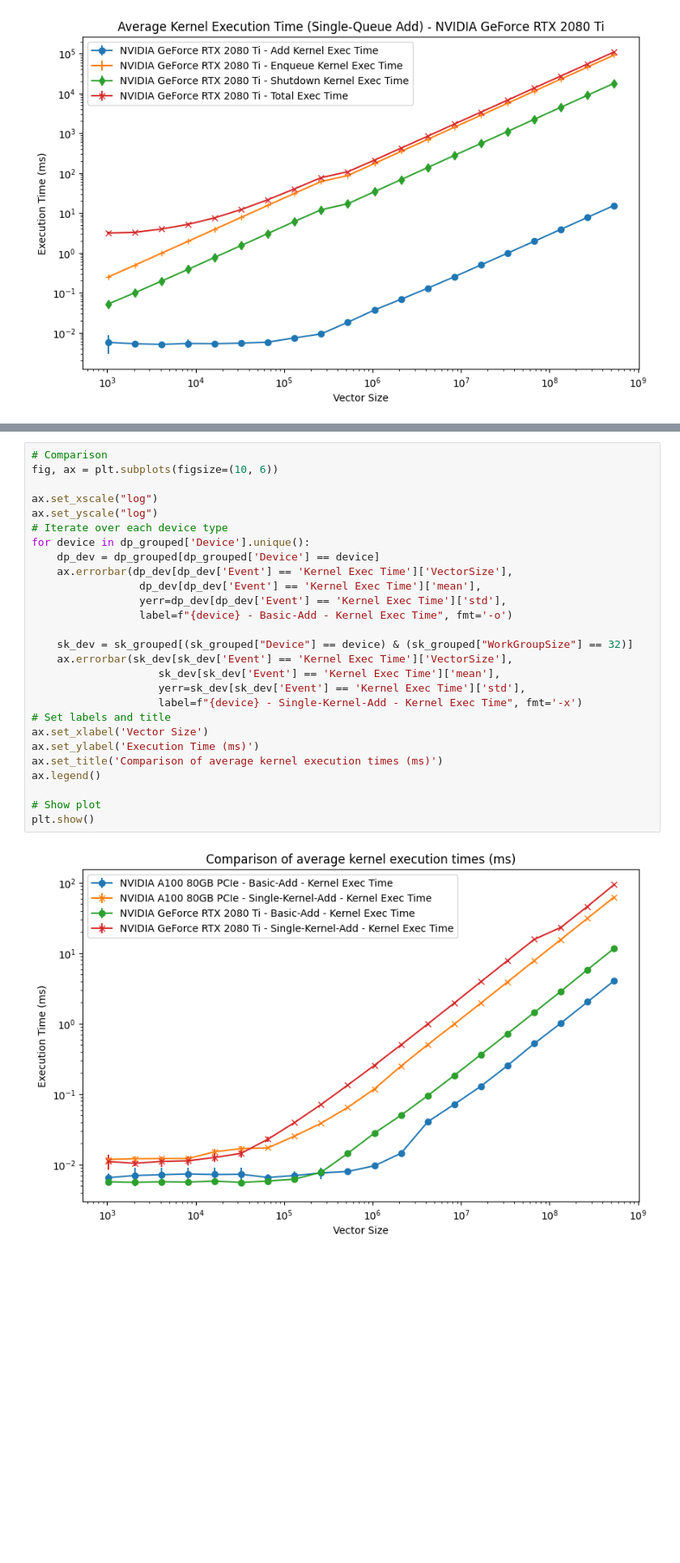
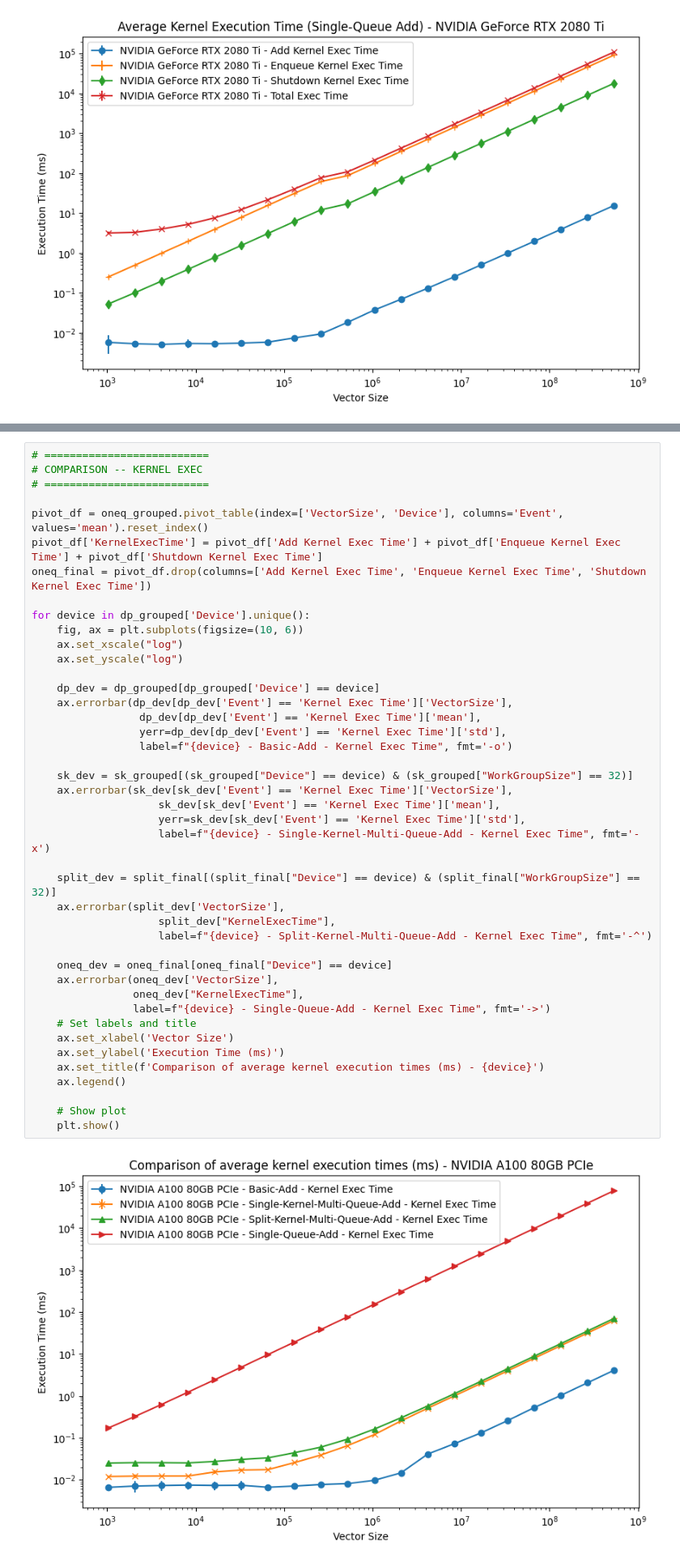
Before and after one commit to MichaelBo1/Fine-Grained-Parallelism-SYCL, a Jupyter notebook: sycl-port/vector-add/timing_analysis.ipynb, the cells around one changed output, grey strips where cells are left out. Shown at 81% size. Cells and saved outputs as stored; diff of their text form; blank space fills up the shorter version.

```diff
--- a/sycl-port/vector-add/timing_analysis.ipynb
+++ b/sycl-port/vector-add/timing_analysis.ipynb
@@ -128,29 +232,45 @@ for device in oneq_grouped['Device'].unique():
 # %%
-# Comparison
-fig, ax = plt.subplots(figsize=(10, 6))
+# ==========================
+# COMPARISON -- KERNEL EXEC
+# ==========================
 
-ax.set_xscale("log")
-ax.set_yscale("log")
-# Iterate over each device type
+pivot_df = oneq_grouped.pivot_table(index=['VectorSize', 'Device'], columns='Event', values='mean').reset_index()
+pivot_df['KernelExecTime'] = pivot_df['Add Kernel Exec Time'] + pivot_df['Enqueue Kernel Exec Time'] + pivot_df['Shutdown Kernel Exec Time']
+oneq_final = pivot_df.drop(columns=['Add Kernel Exec Time', 'Enqueue Kernel Exec Time', 'Shutdown Kernel Exec Time'])
+
 for device in dp_grouped['Device'].unique():
+    fig, ax = plt.subplots(figsize=(10, 6))
+    ax.set_xscale("log")
+    ax.set_yscale("log")
+
     dp_dev = dp_grouped[dp_grouped['Device'] == device]
     ax.errorbar(dp_dev[dp_dev['Event'] == 'Kernel Exec Time']['VectorSize'],
                  dp_dev[dp_dev['Event'] == 'Kernel Exec Time']['mean'],
                  yerr=dp_dev[dp_dev['Event'] == 'Kernel Exec Time']['std'],
                  label=f"{device} - Basic-Add - Kernel Exec Time", fmt='-o')
 
     sk_dev = sk_grouped[(sk_grouped["Device"] == device) & (sk_grouped["WorkGroupSize"] == 32)]
     ax.errorbar(sk_dev[sk_dev['Event'] == 'Kernel Exec Time']['VectorSize'],
                     sk_dev[sk_dev['Event'] == 'Kernel Exec Time']['mean'],
                     yerr=sk_dev[sk_dev['Event'] == 'Kernel Exec Time']['std'],
-                    label=f"{device} - Single-Kernel-Add - Kernel Exec Time", fmt='-x')
-# Set labels and title
-ax.set_xlabel('Vector Size')
-ax.set_ylabel('Execution Time (ms)')
-ax.set_title('Comparison of average kernel execution times (ms)')
-ax.legend()
+                    label=f"{device} - Single-Kernel-Multi-Queue-Add - Kernel Exec Time", fmt='-x')
 
-# Show plot
-plt.show()
+    split_dev = split_final[(split_final["Device"] == device) & (split_final["WorkGroupSize"] == 32)]
+    ax.errorbar(split_dev['VectorSize'],
+                    split_dev["KernelExecTime"],
+                    label=f"{device} - Split-Kernel-Multi-Queue-Add - Kernel Exec Time", fmt='-^')
+
+    oneq_dev = oneq_final[oneq_final["Device"] == device]
+    ax.errorbar(oneq_dev['VectorSize'],
+                oneq_dev["KernelExecTime"],
+                label=f"{device} - Single-Queue-Add - Kernel Exec Time", fmt='->')
+    # Set labels and title
+    ax.set_xlabel('Vector Size')
+    ax.set_ylabel('Execution Time (ms)')
+    ax.set_title(f'Comparison of average kernel execution times (ms) - {device}')
+    ax.legend()
+
+    # Show plot
+    plt.show()
 # %% [output]
-[figure, old version]
+[figure, new version]
```
Also changed, not shown: parts of 10 cells of this notebook, 16 other files.
